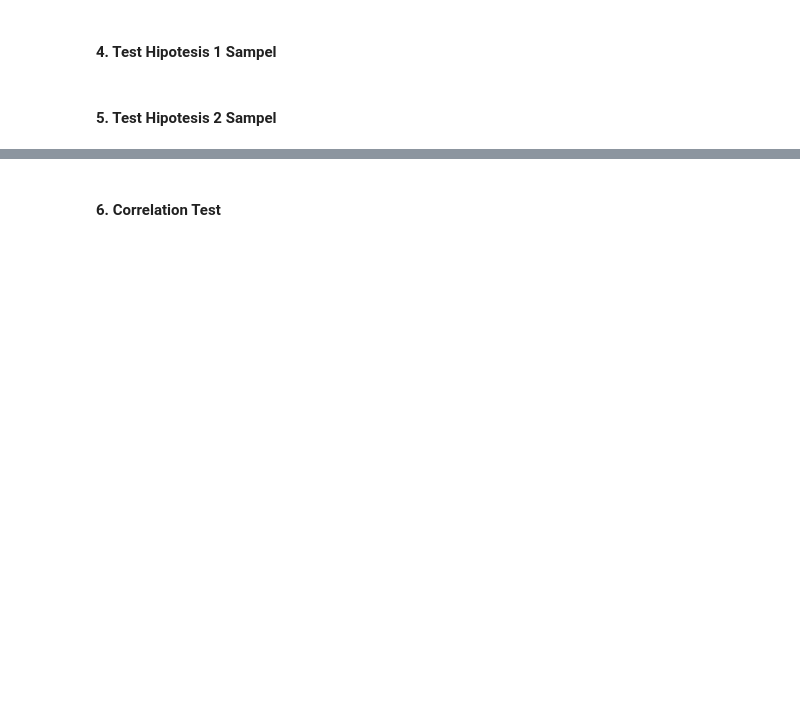
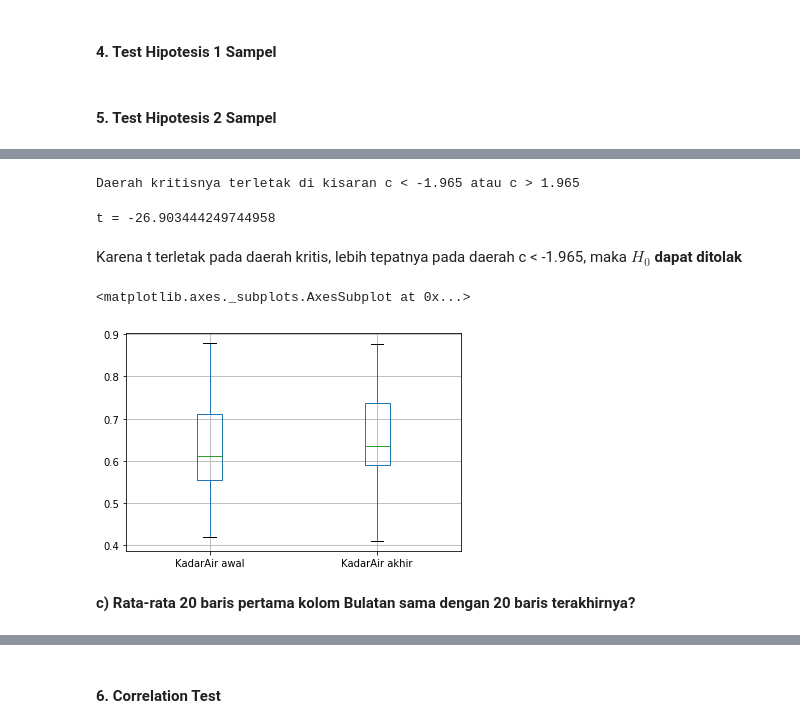
Before and after one commit to raihanastrada/probstat-data-analysis, a Jupyter notebook: K03-T1-IF2220-13519113.ipynb, the cells around one changed output, grey strips where cells are left out. Drawn from its saved outputs; the diff is of its cells as text; code cells hidden in the pictures; blank space fills up the shorter version.

```diff
--- a/K03-T1-IF2220-13519113.ipynb
+++ b/K03-T1-IF2220-13519113.ipynb
@@ -426,0 +515,27 @@ Berdasarkan histogram plotnya, suatu kolom dapat dikatakan berdistribusi normal
+# %%
+# Mencari daerah kritis
+c_val = stats.t.ppf(0.975, degreeFreedom2(sample,sample)).round(3)
+
+# Daerah kritis untuk two-tailed, p < -Po atau p > Po
+print("Daerah kritisnya terletak di kisaran c < {0} atau c > {1}".format(abs(c_val)*(-1),abs(c_val)))
+# %% [output]
+Daerah kritisnya terletak di kisaran c < -1.965 atau c > 1.965
+# %%
+# Menghitung nilai uji statistik
+kadar_1 = df['KadarAir'].head(sample) # Bagian awal kolom
+kadar_2 = df['KadarAir'].tail(sample) # Bagian akhir kolom
+result = ttest(kadar_1, kadar_2, 0.2, 0, sample, sample)
+print("t = {0}".format(result))
+# %% [output]
+t = -26.903444249744958
+# %% [markdown]
+Karena t terletak pada daerah kritis, lebih tepatnya pada daerah c < -1.965, maka $H_0$ **dapat ditolak**
+# %%
+# Boxplot
+data_to_plot = pd.DataFrame({"KadarAir awal": kadar_1, "KadarAir akhir": kadar_2})
+data_to_plot.boxplot()
+# %% [output]
+<matplotlib.axes._subplots.AxesSubplot at 0x...>
+[figure, added]
+# %% [markdown]
+**c) Rata-rata 20 baris pertama kolom Bulatan sama dengan 20 baris terakhirnya?**
```
Also changed, not shown: parts of 31 cells of this notebook.
